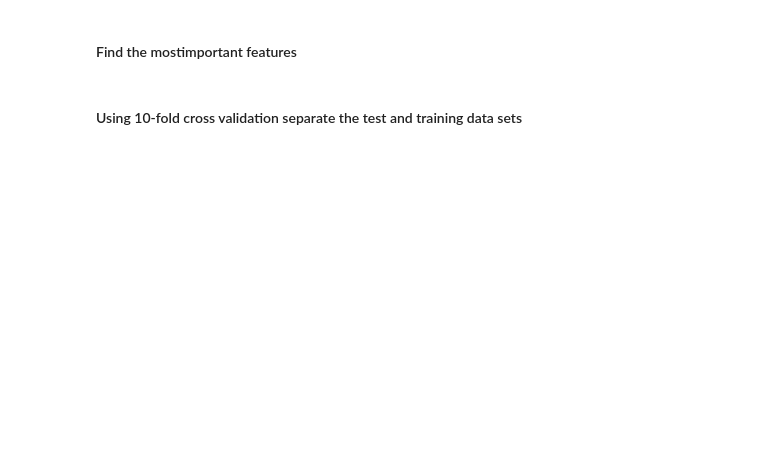
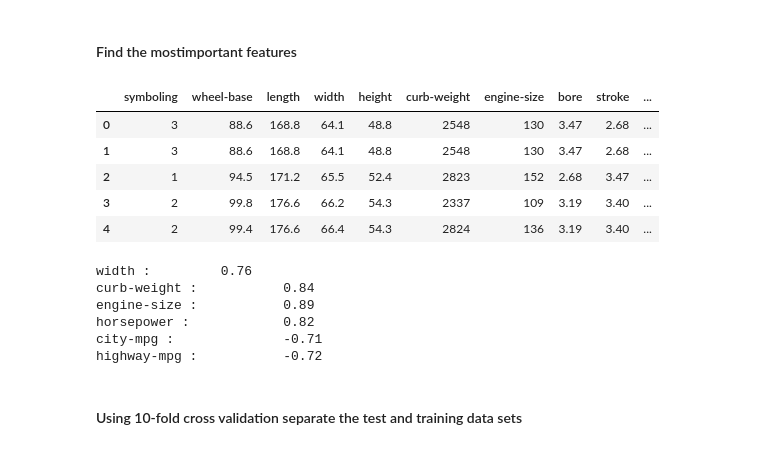
Before and after one commit to eggie5/UCSD-MAS-DSE220, a Jupyter notebook: hmwk2/hmwk2.ipynb, the cells around one changed output. Saved outputs shown, nothing was run; the diff lists cells and outputs as text; code cells hidden in the pictures; blank space fills up the shorter version.

```diff
--- a/hmwk2/hmwk2.ipynb
+++ b/hmwk2/hmwk2.ipynb
@@ -592,0 +591,10 @@ clf.best_score_
+# %%
+header = ['symboling','normalized-losses','make','fuel-type','aspiration',
+          'num-of-doors', 'body-style','drive-wheels','engine-location',
+          'wheel-base','length','width','height','curb-weight','engine-type',
+          'num-of-cylinders','engine-size','fuel-system','bore','stroke',
+          'compression-ratio','horsepower','peak-rpm','city-mpg','highway-mpg',
+          'price']
+
+auto = pd.read_csv('https://archive.ics.uci.edu/ml/machine-learning-databases/autos/imports-85.data', names=header)
+auto.head()
@@ -597,2 +611,55 @@ clf.best_score_
+# %%
+#Replace '?' with NaN
+auto = auto.replace(to_replace='?', value=np.nan)
+
+#Convert relevant numeric data from object to float
+change_num = ['bore','stroke','horsepower','peak-rpm','price']
+auto[change_num]=auto[change_num].astype(float, inplace=True)
+
+#Select columns with numbers
+num_auto = auto._get_numeric_data().dropna()
+num_auto.head()
+# %% [output]
+|  | symboling | wheel-base | length | width | height | curb-weight | engine-size | bore | stroke | ... |
+| 0 | 3 | 88.6 | 168.8 | 64.1 | 48.8 | 2548 | 130 | 3.47 | 2.68 | ... |
+| 1 | 3 | 88.6 | 168.8 | 64.1 | 48.8 | 2548 | 130 | 3.47 | 2.68 | ... |
+| 2 | 1 | 94.5 | 171.2 | 65.5 | 52.4 | 2823 | 152 | 2.68 | 3.47 | ... |
+| 3 | 2 | 99.8 | 176.6 | 66.2 | 54.3 | 2337 | 109 | 3.19 | 3.40 | ... |
+| 4 | 2 | 99.4 | 176.6 | 66.4 | 54.3 | 2824 | 136 | 3.19 | 3.40 | ... |
+# %%
+import math
+from math import isnan
+
+def corr(list1, list2):
+    '''Find correlation between 2 datasets. Removes NaNs'''
+    #Remove Nan:
+    new_list1 = []
+    new_list2 = []
+    for i1,i2 in zip(list1,list2):
+        if (isnan(i1)==False) & (isnan(i2)==False):
+            new_list1.append(float(i1))
+            new_list2.append(float(i2))
+    cov = np.cov([new_list1,new_list2])[0][1]
+    std1 = np.std(new_list1)
+    std2 = np.std(new_list2)
+    corr = cov/(std1*std2)
+    return corr
+
+#Taking features that has an abolute correlation of 0.5+ against price
+feature_list = num_auto.columns[0:-1]
+price = num_auto['price']
+
+for feature in feature_list:
+    attr = num_auto[feature]
+    c = corr(attr,price)
+    if np.sqrt(c**2) > 0.7:
+        print feature,':\t\t%.2f'%c
+# %% [output]
+width :         0.76
+curb-weight :           0.84
+engine-size :           0.89
+horsepower :            0.82
+city-mpg :              -0.71
+highway-mpg :           -0.72
 # %% [markdown]
 #### Using 10-fold cross validation separate the test and training data sets
```
Also changed, not shown: parts of 16 cells of this notebook.
